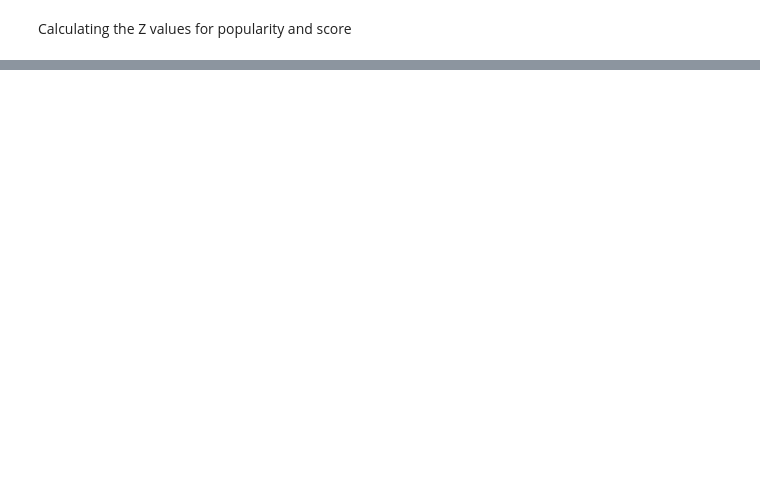
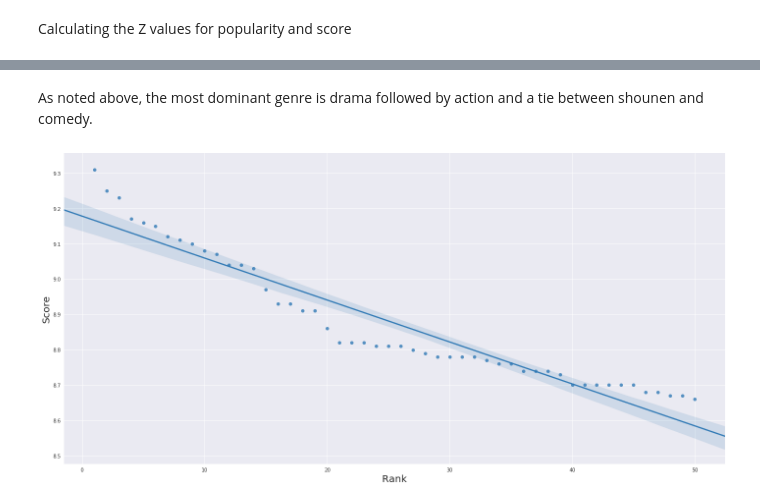
Before and after one commit to CalebWelch/anime_scores, a Jupyter notebook: Untitled.ipynb, the cells around one changed output, grey strips where cells are left out. Saved outputs shown, nothing was run; the diff lists cells and outputs as text; code cells hidden in the pictures; blank space fills up the shorter version.

```diff
--- a/Untitled.ipynb
+++ b/Untitled.ipynb
@@ -74,0 +107,9 @@ scoredf
+# %% [markdown]
+As noted above, the most dominant genre is drama followed by action and a tie between shounen and comedy.
+# %%
+fig, axs = plt.subplots(ncols=1,figsize=(20,10))
+g1 = sb.regplot(x=df.Ranked,y=df.Score,ax=axs)
+g1.set_ylabel('Score',fontsize=20), g1.set_xlabel('Rank',fontsize=20)
+plt.tight_layout()
+# %% [output]
+[figure, added]
```
Also changed, not shown: parts of 13 cells of this notebook.
